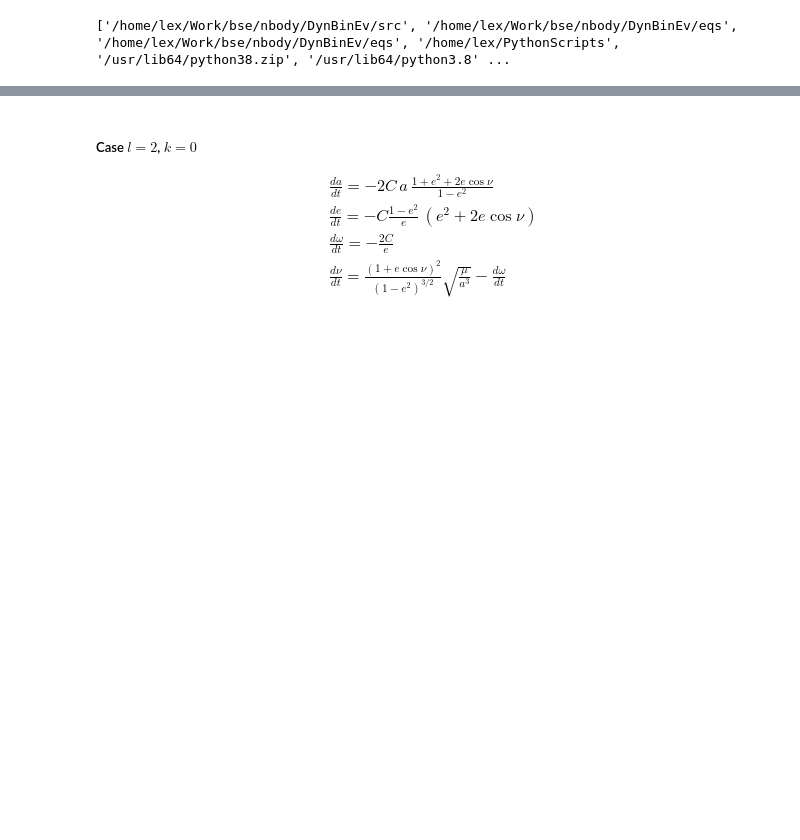
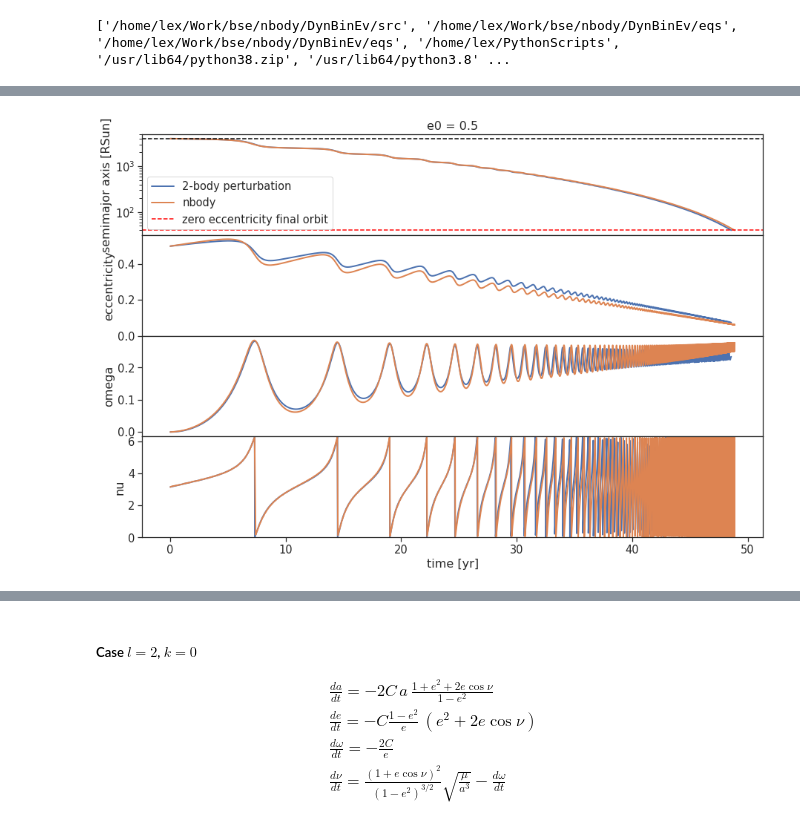
Before and after one commit to spzwart/DynBinEv, a Jupyter notebook: eqs/master_sheet.ipynb, the cells around one changed output, grey strips where cells are left out. Cells and saved outputs as stored; diff of their text form; code cells hidden in the pictures; blank space fills up the shorter version.

```diff
--- a/eqs/master_sheet.ipynb
+++ b/eqs/master_sheet.ipynb
@@ -192,3 +152,45 @@ time= 52.3097303762 a= 40.009559772 e= 0.014394621252 m= [15.0, 15.0] MSunnn0.09
+# %%
+from matplotlib import pyplot as plt
+import seaborn as sns
+
+sns.set(font_scale=1.33)
+sns.set_style("ticks")
+
+f, ax = plt.subplots(4, sharex=True, figsize=(15, 10))
+
+ax[0].plot(t, a, lw=2, label="2-body perturbation")
+ax[0].plot(t_nb, a_nb, lw=2, label="nbody")
+
+ax[0].set_ylabel("semimajor axis [RSun]")
+ax[0].axhline(a0.value_in(units.RSun), c="black", ls="--")
+ax[0].axhline(a1.value_in(units.RSun), c="red", ls="--", label="zero eccentricity final orbit")
+ax[0].legend()
+ax[0].set_title("e0 = {:g}".format(e0))
+ax[0].set_yscale("log")
+
+ax[1].plot(t, e, lw=2)
+ax[1].plot(t_nb, e_nb, lw=2)
+ax[1].set_ylabel("eccentricity")
+ax[1].set_xlabel("time [yr]")
+ax[1].set_ylim(bottom=0)
+
+ax[2].plot(t, ome, lw=2)
+ax[2].plot(t_nb, ome_nb, lw=2)
+ax[2].set_ylabel("omega")
+ax[2].set_xlabel("time [yr]")
+ax[2].set_ylim()
+
+ax[3].plot(t, nu, lw=2)
+ax[3].plot(t_nb, nu_nb, lw=2)
+ax[3].set_ylabel("nu")
+ax[3].set_xlabel("time [yr]")
+ax[3].set_ylim(bottom=0, top=2 * np.pi)
+
+f.subplots_adjust(hspace=0)
+
+plt.show()
+# %% [output]
+[figure, added]
 # %%
 from matplotlib import pyplot as plt
 import seaborn as sns
```
Also changed, not shown: parts of 5 cells of this notebook, 4 other files.
